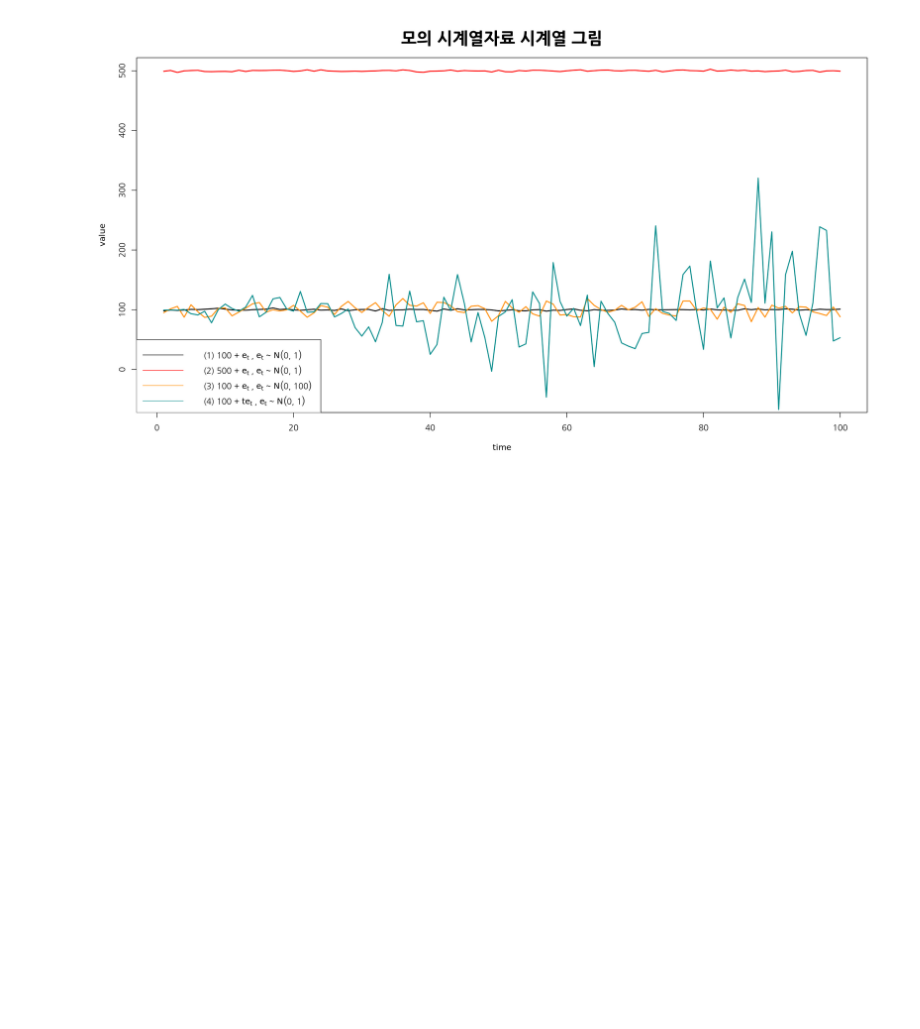
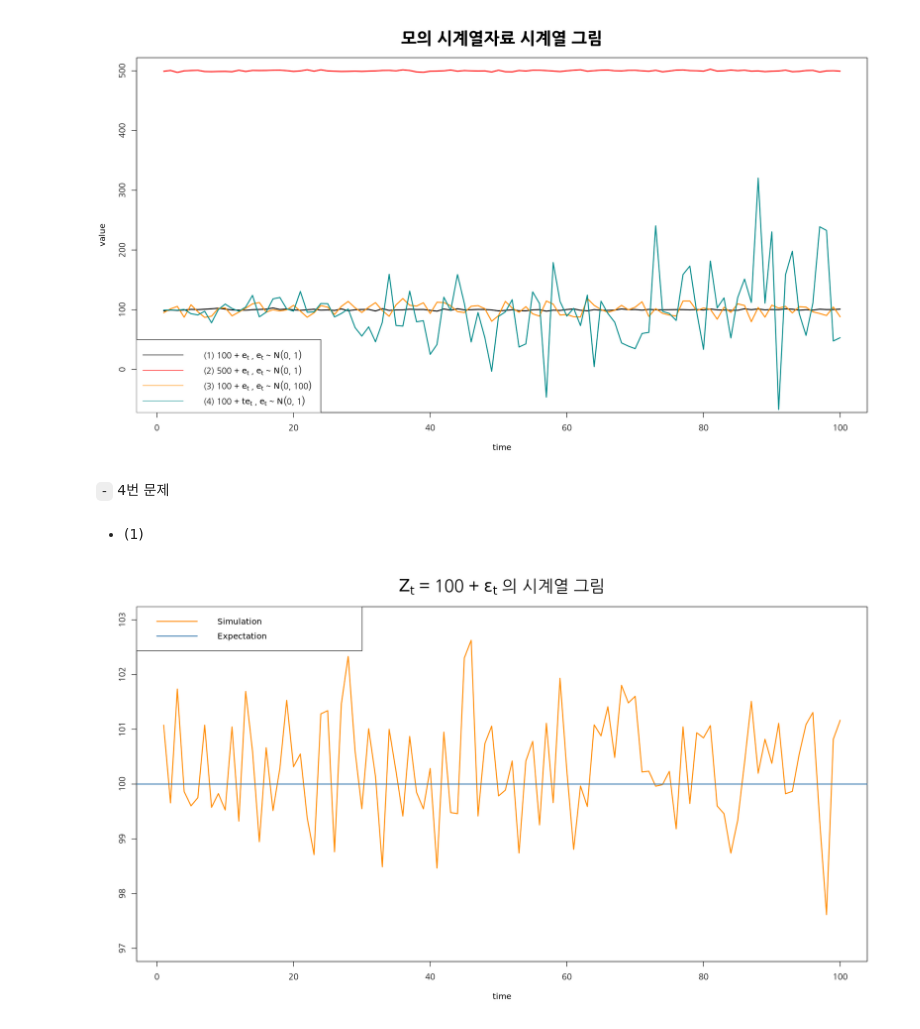
Before and after one commit to HollyRiver/TS2024, a Jupyter notebook: hw/code.ipynb, the cells around one changed output. Saved outputs shown, nothing was run; the diff lists cells and outputs as text; code cells hidden in the pictures; blank space fills up the shorter version.

```diff
--- a/hw/code.ipynb
+++ b/hw/code.ipynb
@@ -82,3 +86,18 @@ legend(c(expression('(1)'~100~"+"~e[t]~","~e[t]~"~"~N(0, 1)),
        x = c(-5, 24), y = c(-80, 50))
 # %% [output]
 [figure]
+# %% [markdown]
+`-` 4번 문제
+# %% [markdown]
+* (1)
+# %%
+## data generation
+Z1 = 100 + rnorm(100, 0, 1)
+
+plot(Z1, type = 'l', col = 'darkorange', lwd = 2, ylim = c(97, 103),
+     main = expression(Z[t]~"="~100~"+"~epsilon[t]~"의 시계열 그림"), cex.main = 2,
+     xlab = 'time', ylab = "")
+abline(h = 100, lwd = 2, col = "steelblue")
+legend("topleft", c("Simulation", "Expectation"), lwd = 2, col = c("darkorange", "steelblue"))
+# %% [output]
+[figure, added]
```
Also changed, not shown: parts of 9 cells of this notebook, 56 other files.
